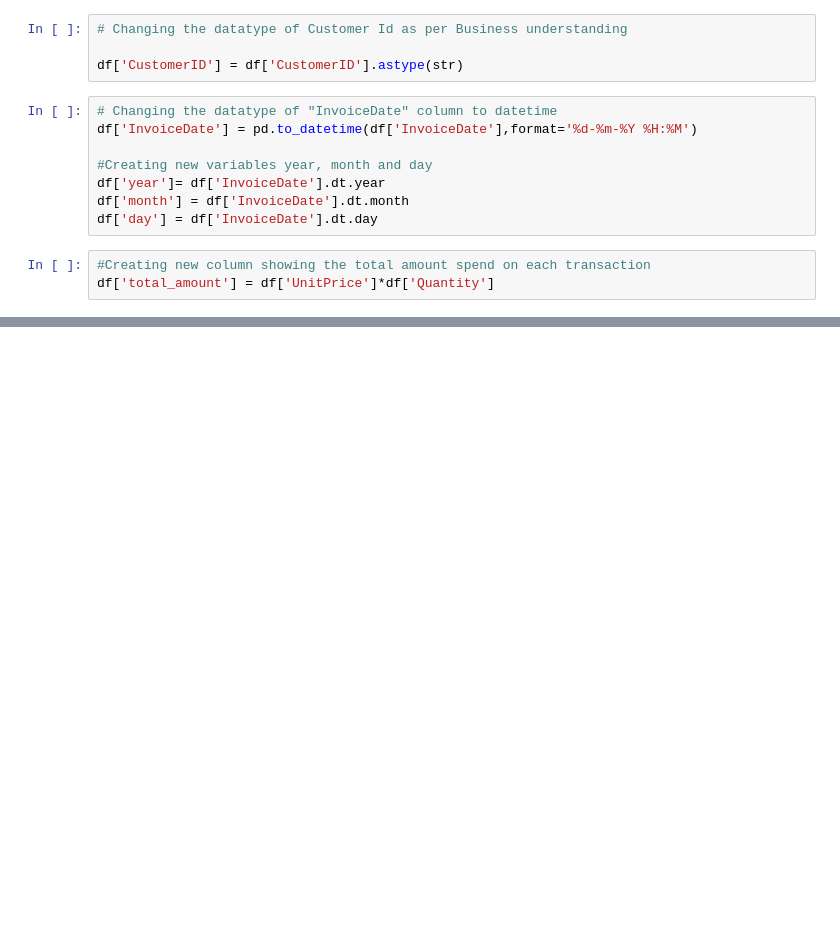
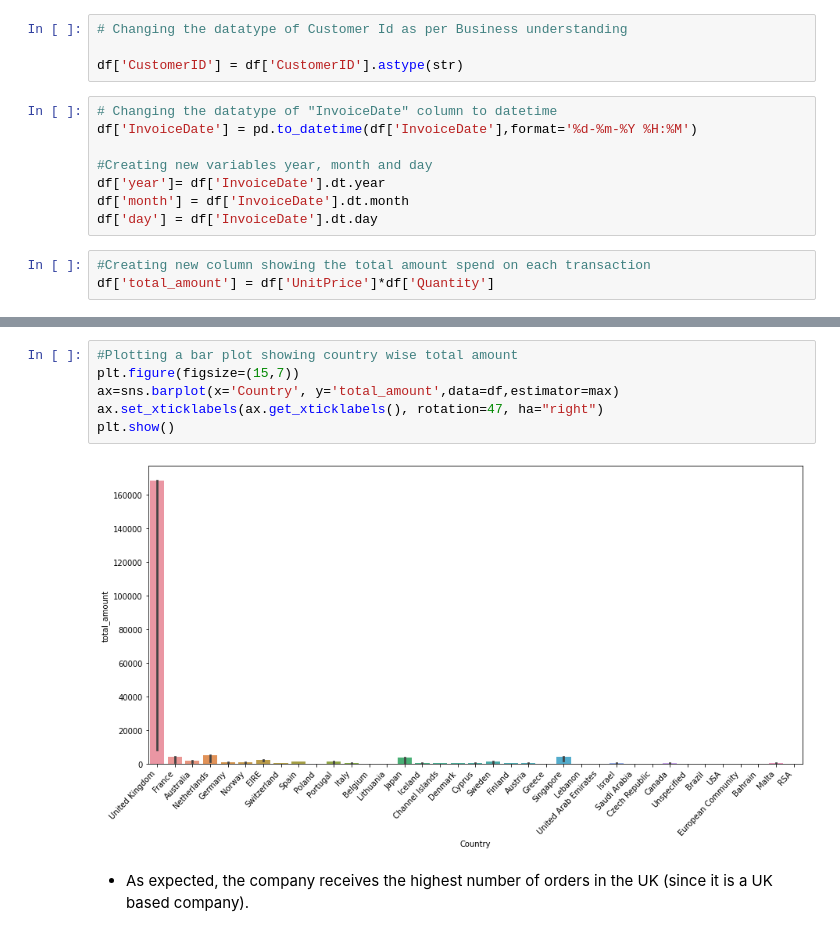
Before and after one commit to omajipawar/Online-Retail-Customer-Segmentation, a Jupyter notebook: Online_Retail_Customer_Segmentation_(Omaji_Pawar).ipynb, the cells around one changed output, grey strips where cells are left out. Saved outputs shown, nothing was run; the diff lists cells and outputs as text; blank space fills up the shorter version.

```diff
--- a/Online_Retail_Customer_Segmentation_(Omaji_Pawar).ipynb
+++ b/Online_Retail_Customer_Segmentation_(Omaji_Pawar).ipynb
@@ -190,0 +292,10 @@ df.head()
+# %%
+#Plotting a bar plot showing country wise total amount
+plt.figure(figsize=(15,7))
+ax=sns.barplot(x='Country', y='total_amount',data=df,estimator=max)
+ax.set_xticklabels(ax.get_xticklabels(), rotation=47, ha="right")
+plt.show()
+# %% [output]
+[figure, added]
+# %% [markdown]
+* As expected, the company receives the highest number of orders in the UK (since it is a UK based company).
```
Also changed, not shown: parts of 13 cells of this notebook.
